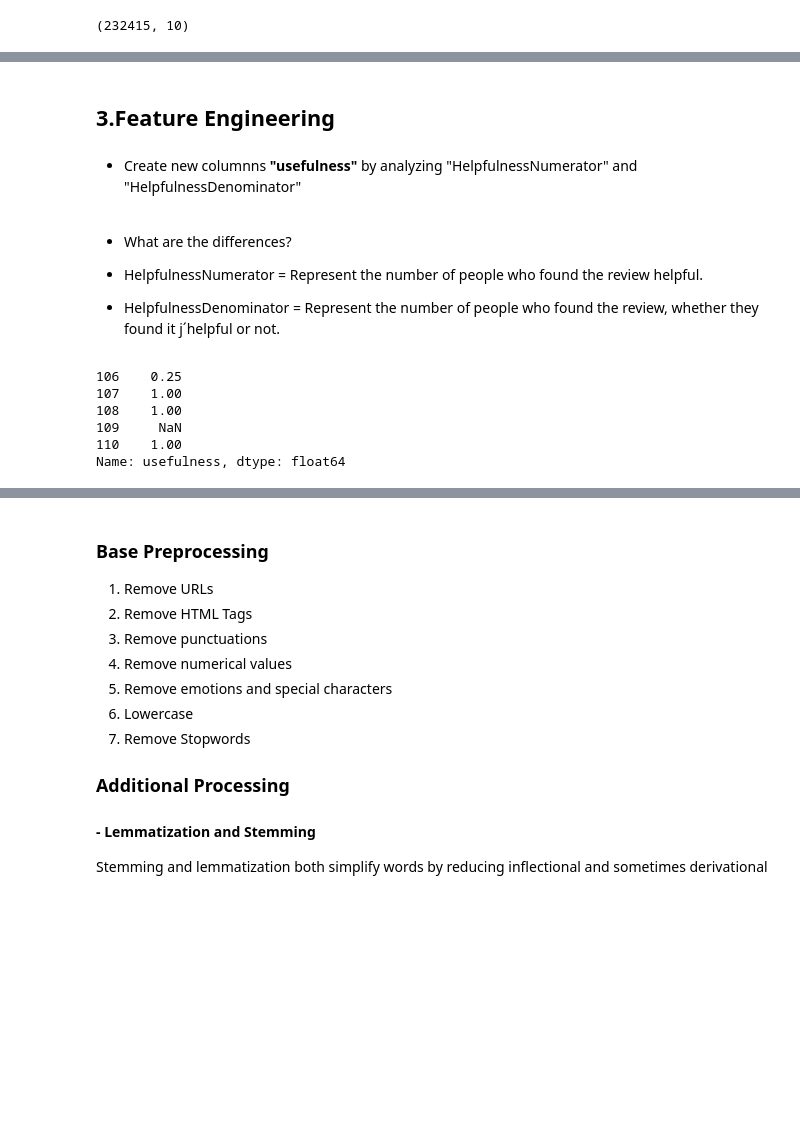
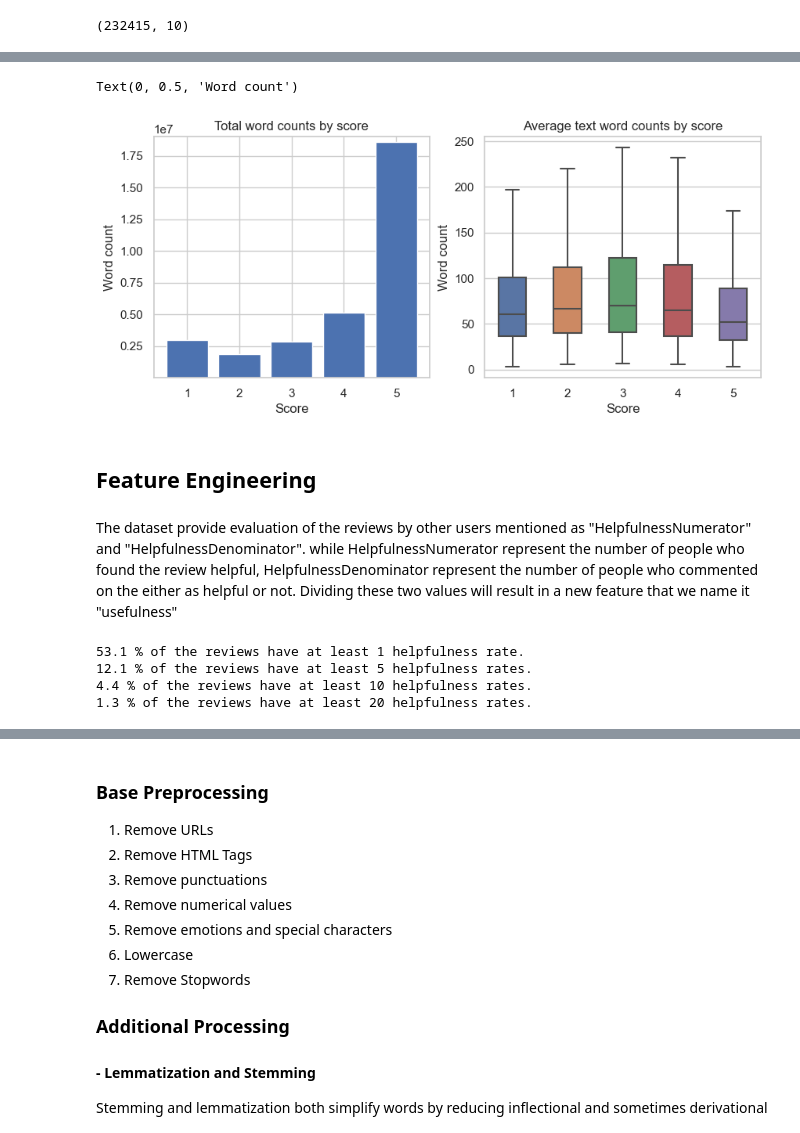
Before and after one commit to 87tana/NLP_SentimentAnalysis, a Jupyter notebook: EDA Feature Engineering Text Preprocessing.ipynb, the cells around one changed output, grey strips where cells are left out. Drawn from its saved outputs; the diff is of its cells as text; code cells hidden in the pictures; blank space fills up the shorter version.

```diff
--- a/EDA Feature Engineering Text Preprocessing.ipynb
+++ b/EDA Feature Engineering Text Preprocessing.ipynb
@@ -175,22 +203,61 @@ If some columns are being considered in the removal of duplicates, it because of
+# %%
+fig, [ax1,ax2] = plt.subplots(1,2, figsize = (10, 4))
+
+# Calculate the total word counts for each score.
+score_wordCount = [sum(df['word_count'][df['Score']==i]) for i in range(1,6)]
+ax1.bar(range(1,6),score_wordCount)
+
+sns.boxplot(x='Score',y='word_count',data=df,showfliers=False, width=.5, ax=ax2) #focus on the central tendency outliers false
+
+ax1.set_title('Total word counts by score', fontsize=12)
+ax2.set_title('Average text word counts by score', fontsize=12)
+
+ax1.set_ylim([0.1, 19000000])
+
+ax1.set_xlabel('Score', fontsize=12)
+ax2.set_xlabel('Score', fontsize=12)
+
+ax1.set_ylabel('Word count', fontsize=12)
+ax2.set_ylabel('Word count', fontsize=12)
+# %% [output]
+Text(0, 0.5, 'Word count')
+[figure, new version]
 # %% [markdown]
-## 3.Feature Engineering
+## Feature Engineering
 # %% [markdown]
-- Create new columnns **"usefulness"** by analyzing "HelpfulnessNumerator" and "HelpfulnessDenominator"
+The dataset provide evaluation of the reviews by other users mentioned as "HelpfulnessNumerator" and "HelpfulnessDenominator".
+while HelpfulnessNumerator represent the number of people who found the review helpful, HelpfulnessDenominator represent the number of people who commented on the either as helpful or not. Dividing these two values will result in a new feature that we name it "usefulness"
-# %% [markdown]
-- What are the differences?
-
-
-- HelpfulnessNumerator = Represent the number of people who found the review helpful.
-
-
-- HelpfulnessDenominator = Represent the number of people who found the review, whether they found it j´helpful or not.
+# %%
+usefulness_nb = []
+
+usefulness_nb.append(100*sum(df['HelpfulnessDenominator'].value_counts()[1:])/df.shape[0])
+usefulness_nb.append(100*sum(df['HelpfulnessDenominator'].value_counts()[5:])/df.shape[0])
+usefulness_nb.append(100*sum(df['HelpfulnessDenominator'].value_counts()[10:])/df.shape[0])
+usefulness_nb.append(100*sum(df['HelpfulnessDenominator'].value_counts()[20:])/df.shape[0])
+
+print('%.1f %% of the reviews have at least 1 helpfulness rate.' % (usefulness_nb[0]))
+print('%.1f %% of the reviews have at least 5 helpfulness rates.' % (usefulness_nb[1]))
+print('%.1f %% of the reviews have at least 10 helpfulness rates.' % (usefulness_nb[2]))
+print('%.1f %% of the reviews have at least 20 helpfulness rates.' % (usefulness_nb[3]))
+# %% [output]
+53.1 % of the reviews have at least 1 helpfulness rate.
+12.1 % of the reviews have at least 5 helpfulness rates.
+4.4 % of the reviews have at least 10 helpfulness rates.
+1.3 % of the reviews have at least 20 helpfulness rates.
 # %%
-df['usefulness'] = df['HelpfulnessNumerator']/df['HelpfulnessDenominator']
-df.usefulness[105:110] # randomly check the values
+# Calculate usefulness. Add a very small value to the denominator to avoid division by zero.
+df['usefulness'] = df['HelpfulnessNumerator']/(df['HelpfulnessDenominator']+0.00000000001)
+
+# Categorize usefulness values into 4 categories.
+usefulness = [] # this columns convert from float to object
+for i in df['usefulness']:
+    if i > 0.75:
+        usefulness.append(">75%")
+    elif i < 0.25 and i!=0:
+        usefulness.append("<25%")
+    elif i == 0:
+        usefulness.append("0")
+    elif i >= 0.25 and i <= 0.75:
+        usefulness.append("25-75%")
+
+df['usefulness']  = usefulness
-# %% [output]
-106    0.25
-107    1.00
-108    1.00
-109     NaN
-110    1.00
-Name: usefulness, dtype: float64
```
Also changed, not shown: parts of 110 cells of this notebook.
